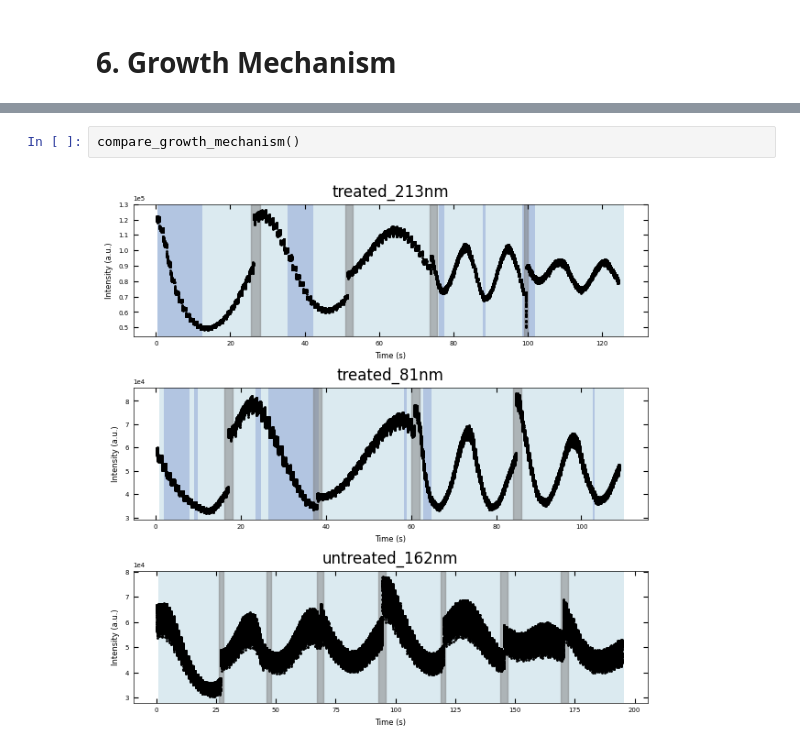
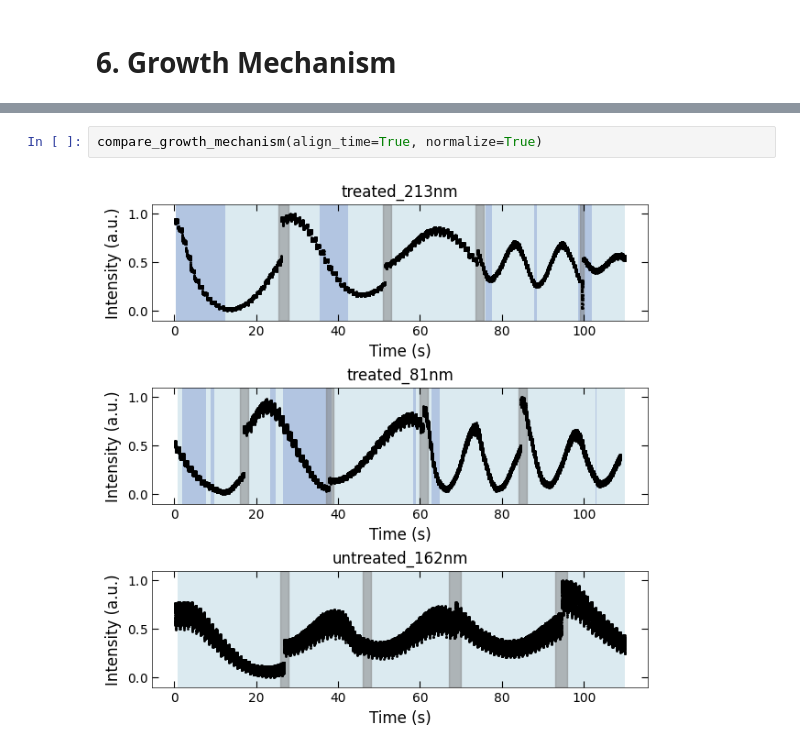
Before and after one commit to m3-learning/Predicting-Pulsed-Laser-Deposition-SrTiO3-Homoepitaxy-Growth-Dynamics-using-RHEED, a Jupyter notebook: notebooks/6_Growth_mechanism.ipynb, the cells around one changed output, grey strips where cells are left out. Cells and saved outputs as stored; diff of their text form.

```diff
--- a/notebooks/6_Growth_mechanism.ipynb
+++ b/notebooks/6_Growth_mechanism.ipynb
@@ -31,4 +29,4 @@ compare_loss_difference()
 # %%
-compare_growth_mechanism()
+compare_growth_mechanism(align_time=True, normalize=True)
 # %% [output]
-[figure, old version]
+[figure, new version]
```
Also changed, not shown: parts of 4 cells of this notebook, 6 other files.
